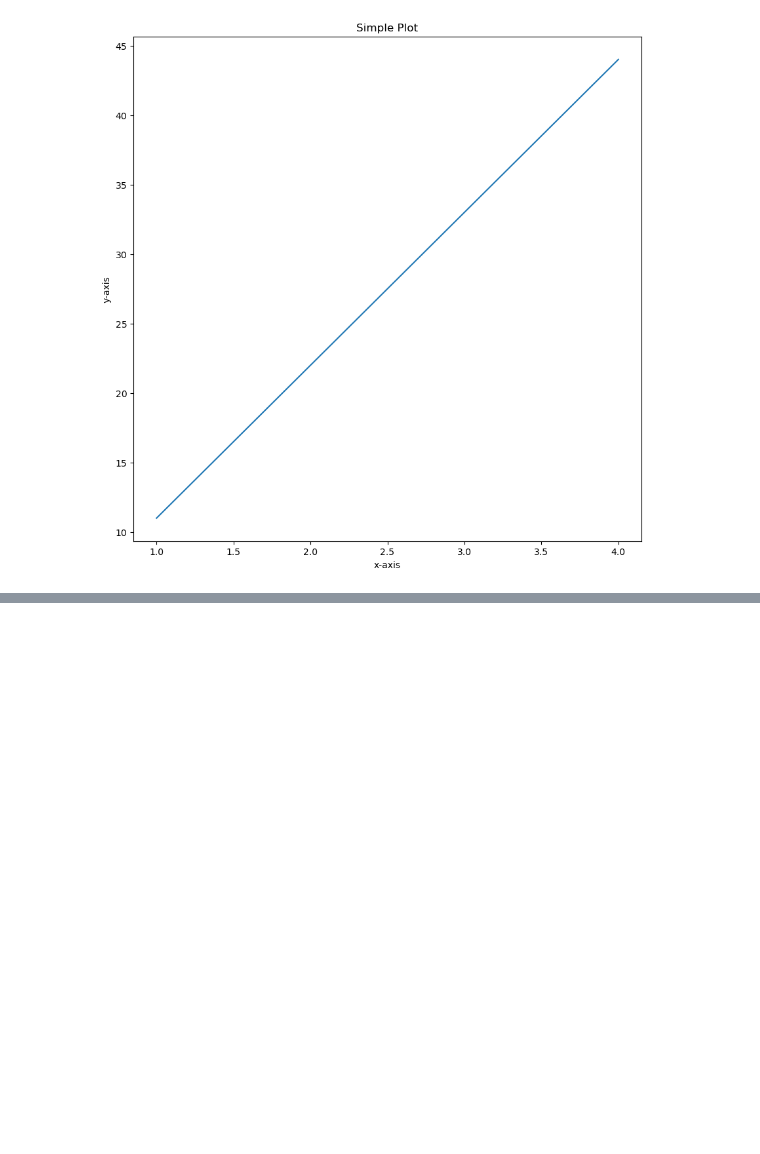
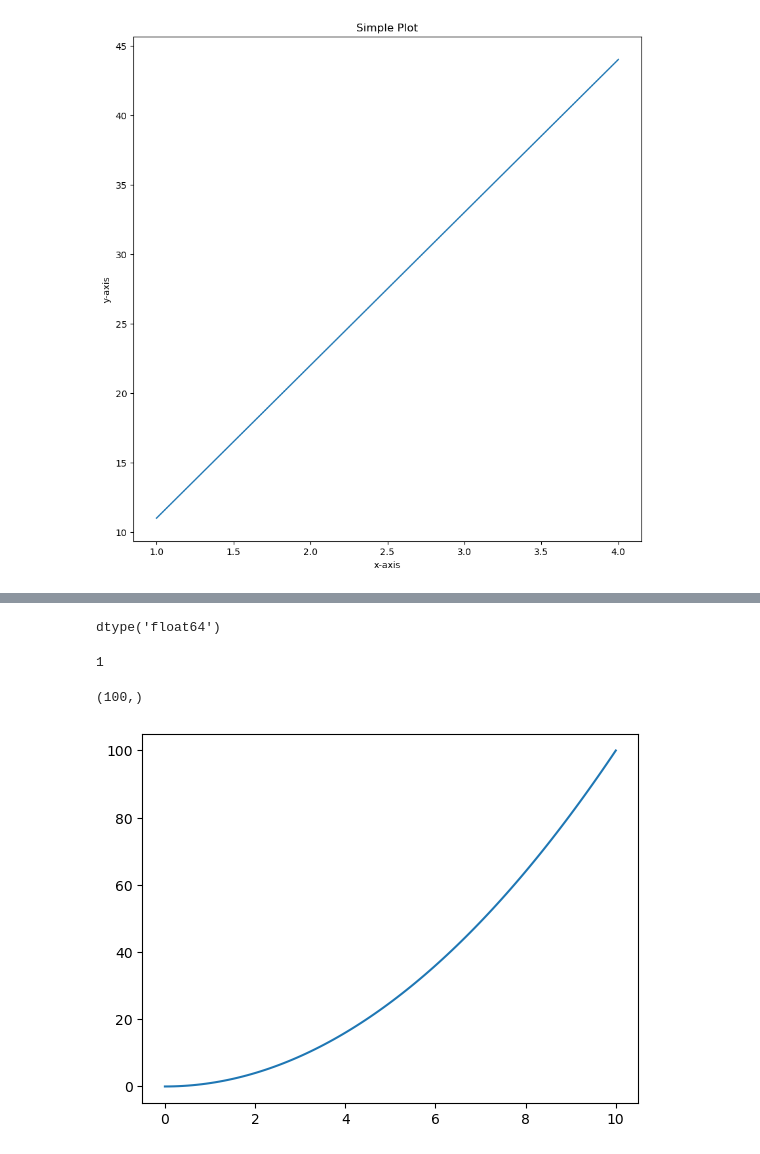
Before and after one commit to leandrofahur/senior-python-developer, a Jupyter notebook: machine-learning/matplotlib-data-analysis/introduction-to-matplotlib.ipynb, the cells around one changed output, grey strips where cells are left out. Saved outputs shown, nothing was run; the diff lists cells and outputs as text; code cells hidden in the pictures; blank space fills up the shorter version.

Commit message:
multi plots

```diff
--- a/machine-learning/matplotlib-data-analysis/introduction-to-matplotlib.ipynb
+++ b/machine-learning/matplotlib-data-analysis/introduction-to-matplotlib.ipynb
@@ -67,0 +70,3 @@ fig.savefig("./images/sample-plot.png")
+# %%
+x = np.linspace(0,10,100)
+x
@@ -67,0 +94,18 @@ fig.savefig("./images/sample-plot.png")
+# %%
+x.dtype
+# %% [output]
+dtype('float64')
+# %%
+x.ndim
+# %% [output]
+1
+# %%
+x.shape
+# %% [output]
+(100,)
+# %%
+# default is line:
+fig, ax = plt.subplots()
+ax.plot(x,x**2);
+# %% [output]
+[figure, added]
```
Also changed, not shown: parts of 8 cells of this notebook.
